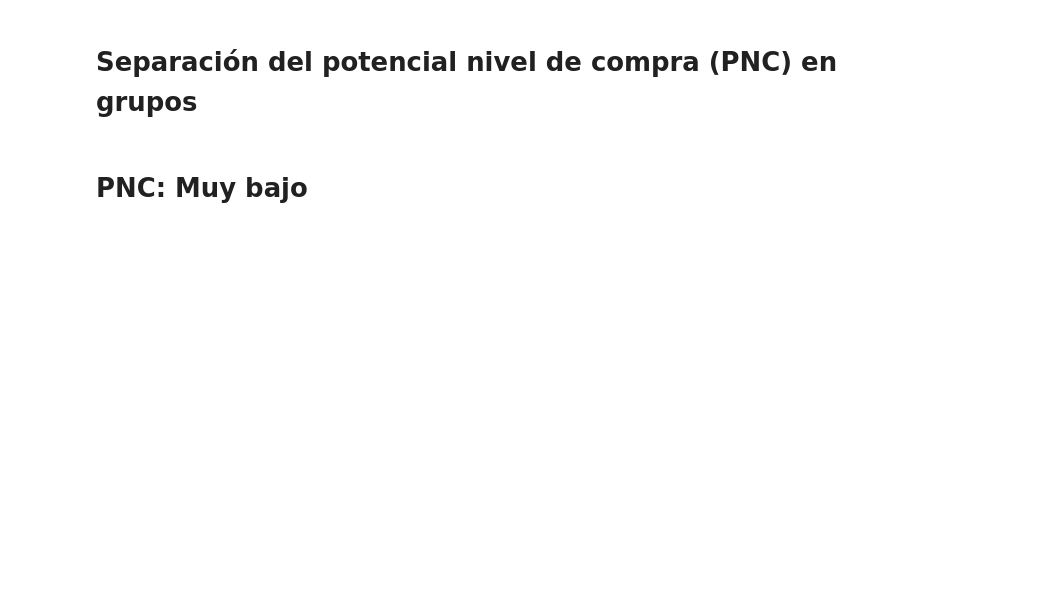
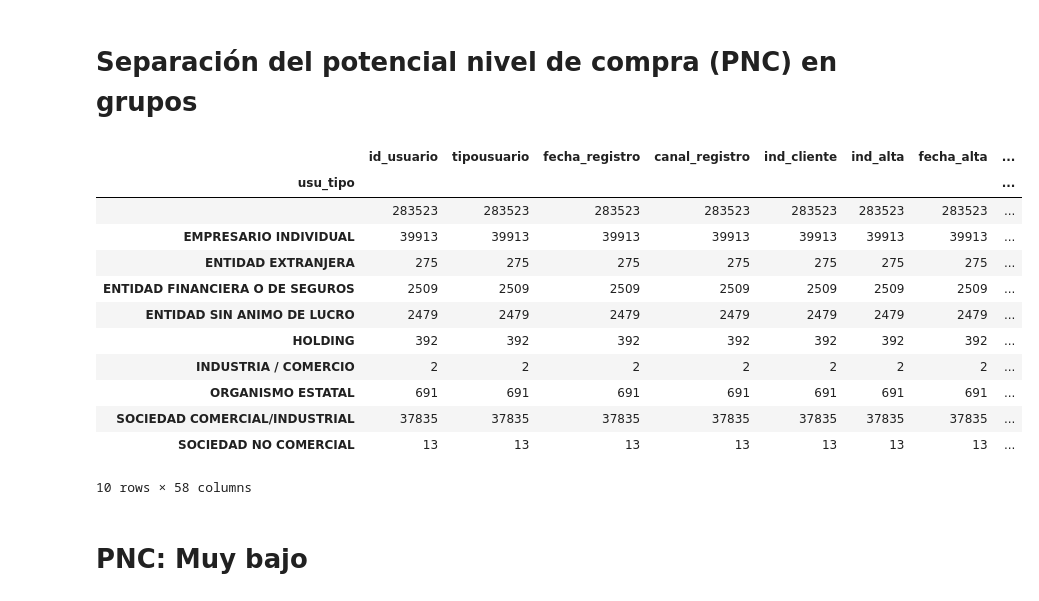
Before and after one commit to boschmateo/prediccion_ecommerce, a Jupyter notebook: 03 - Understanding the models.ipynb, the cells around one changed output. Cells and saved outputs as stored; diff of their text form; code cells hidden in the pictures; blank space fills up the shorter version.

```diff
--- a/03 - Understanding the models.ipynb
+++ b/03 - Understanding the models.ipynb
@@ -31,4 +31,20 @@ df_usuarios["same_section_b"] = df_usuarios.apply(lambda row: 1 if row["same_sec
 df_usuarios["same_division_b"] = df_usuarios.apply(lambda row: 1 if row["same_division"] >= 1 else 0, axis=1)
 df_usuarios["same_group_b"] = df_usuarios.apply(lambda row: 1 if row["same_group"] >= 1 else 0, axis=1)
 df_usuarios["same_class_b"] = df_usuarios.apply(lambda row: 1 if row["same_class"] >= 1 else 0, axis=1)
+# %%
+df_usuarios.groupby("usu_tipo").count()
+# %% [output]
+|  | id_usuario | tipousuario | fecha_registro | canal_registro | ind_cliente | ind_alta | fecha_alta | ... |
+| usu_tipo |  |  |  |  |  |  |  | ... |
+|  | 283523 | 283523 | 283523 | 283523 | 283523 | 283523 | 283523 | ... |
+| EMPRESARIO INDIVIDUAL | 39913 | 39913 | 39913 | 39913 | 39913 | 39913 | 39913 | ... |
+| ENTIDAD EXTRANJERA | 275 | 275 | 275 | 275 | 275 | 275 | 275 | ... |
+| ENTIDAD FINANCIERA O DE SEGUROS | 2509 | 2509 | 2509 | 2509 | 2509 | 2509 | 2509 | ... |
+| ENTIDAD SIN ANIMO DE LUCRO | 2479 | 2479 | 2479 | 2479 | 2479 | 2479 | 2479 | ... |
+| HOLDING | 392 | 392 | 392 | 392 | 392 | 392 | 392 | ... |
+| INDUSTRIA / COMERCIO | 2 | 2 | 2 | 2 | 2 | 2 | 2 | ... |
+| ORGANISMO ESTATAL | 691 | 691 | 691 | 691 | 691 | 691 | 691 | ... |
+| SOCIEDAD COMERCIAL/INDUSTRIAL | 37835 | 37835 | 37835 | 37835 | 37835 | 37835 | 37835 | ... |
+| SOCIEDAD NO COMERCIAL | 13 | 13 | 13 | 13 | 13 | 13 | 13 | ... |
+10 rows × 58 columns
 # %%
```
Also changed, not shown: parts of 11 cells of this notebook, 12 other files.
